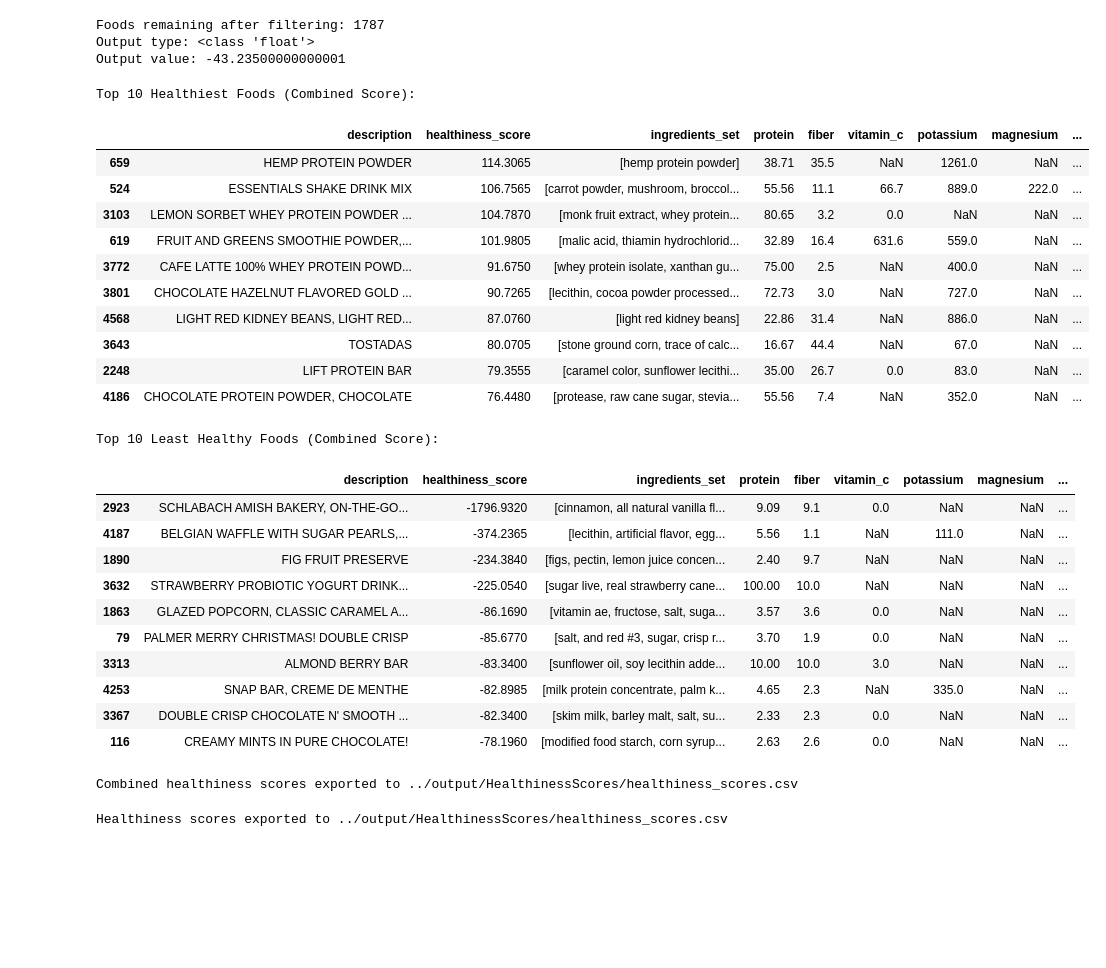
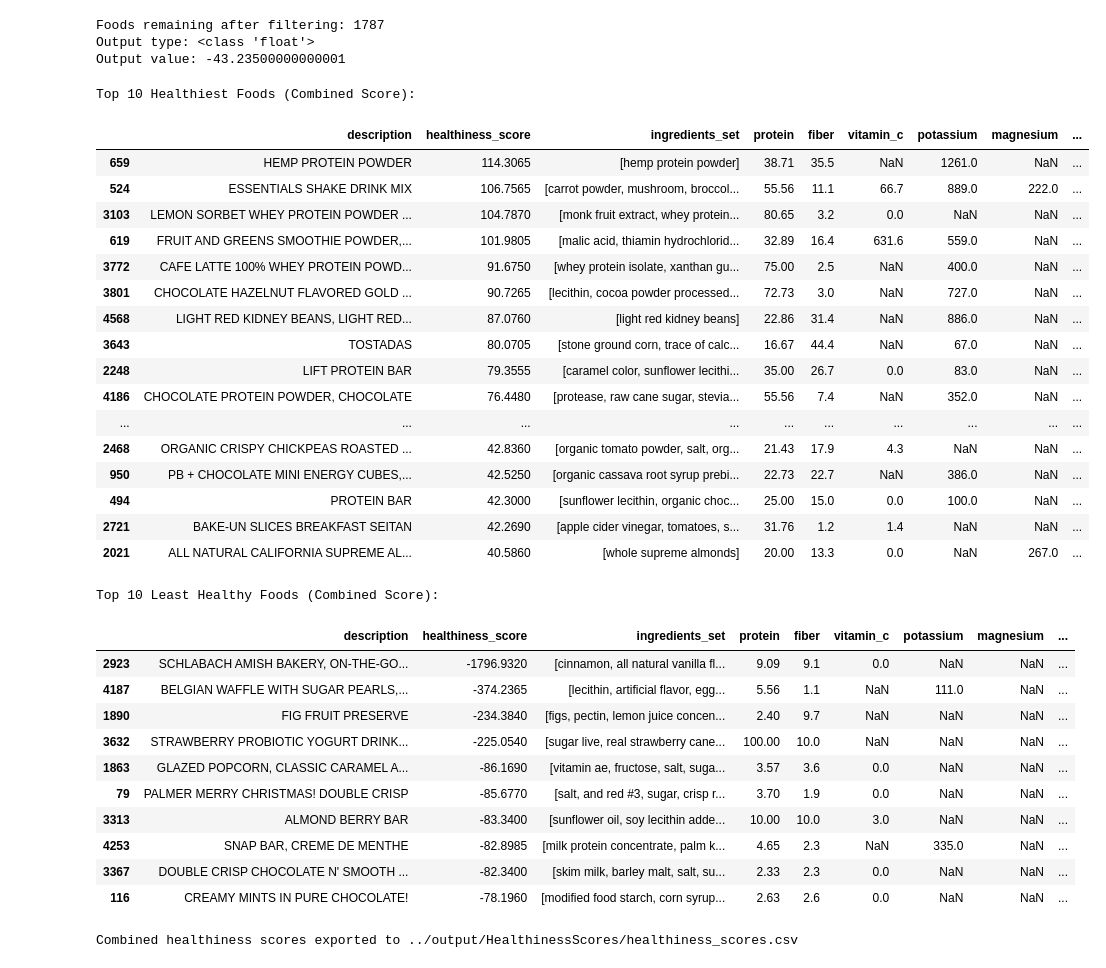
Before and after one commit to Tedyst/FII-BDA, a Jupyter notebook: scripts/healthiness_scoring.ipynb, the cells around one changed output. Drawn from its saved outputs; the diff is of its cells as text; code cells hidden in the pictures; blank space fills up the shorter version.

```diff
--- a/scripts/healthiness_scoring.ipynb
+++ b/scripts/healthiness_scoring.ipynb
@@ -161,23 +156,29 @@ Output value: -43.23500000000001
 # %%
 # Display top and bottom foods by combined score
 print('Top 10 Healthiest Foods (Combined Score):')
-display(foods.sort_values('healthiness_score', ascending=False).head(10)[['description', 'healthiness_score', 'ingredients_set', 'protein', 'fiber', 'vitamin_c', 'potassium', 'magnesium', 'sugars', 'sodium', 'total_fat', 'cholesterol', 'saturated_fat']])
+display(foods.sort_values('healthiness_score', ascending=False).head(40)[['description', 'healthiness_score', 'ingredients_set', 'protein', 'fiber', 'vitamin_c', 'potassium', 'magnesium', 'sugars', 'sodium', 'total_fat', 'cholesterol', 'saturated_fat']])
 
 print('Top 10 Least Healthy Foods (Combined Score):')
 display(foods.sort_values('healthiness_score').head(10)[['description', 'healthiness_score', 'ingredients_set', 'protein', 'fiber', 'vitamin_c', 'potassium', 'magnesium', 'sugars', 'sodium', 'total_fat', 'cholesterol', 'saturated_fat']])
 # %% [output]
 Top 10 Healthiest Foods (Combined Score):
 |  | description | healthiness_score | ingredients_set | protein | fiber | vitamin_c | potassium | magnesium | ... |
 | 659 | HEMP PROTEIN POWDER | 114.3065 | [hemp protein powder] | 38.71 | 35.5 | NaN | 1261.0 | NaN | ... |
 | 524 | ESSENTIALS SHAKE DRINK MIX | 106.7565 | [carrot powder, mushroom, broccol... | 55.56 | 11.1 | 66.7 | 889.0 | 222.0 | ... |
 | 3103 | LEMON SORBET WHEY PROTEIN POWDER ... | 104.7870 | [monk fruit extract, whey protein... | 80.65 | 3.2 | 0.0 | NaN | NaN | ... |
 | 619 | FRUIT AND GREENS SMOOTHIE POWDER,... | 101.9805 | [malic acid, thiamin hydrochlorid... | 32.89 | 16.4 | 631.6 | 559.0 | NaN | ... |
 | 3772 | CAFE LATTE 100% WHEY PROTEIN POWD... | 91.6750 | [whey protein isolate, xanthan gu... | 75.00 | 2.5 | NaN | 400.0 | NaN | ... |
 | 3801 | CHOCOLATE HAZELNUT FLAVORED GOLD ... | 90.7265 | [lecithin, cocoa powder processed... | 72.73 | 3.0 | NaN | 727.0 | NaN | ... |
 | 4568 | LIGHT RED KIDNEY BEANS, LIGHT RED... | 87.0760 | [light red kidney beans] | 22.86 | 31.4 | NaN | 886.0 | NaN | ... |
 | 3643 | TOSTADAS | 80.0705 | [stone ground corn, trace of calc... | 16.67 | 44.4 | NaN | 67.0 | NaN | ... |
 | 2248 | LIFT PROTEIN BAR | 79.3555 | [caramel color, sunflower lecithi... | 35.00 | 26.7 | 0.0 | 83.0 | NaN | ... |
 | 4186 | CHOCOLATE PROTEIN POWDER, CHOCOLATE | 76.4480 | [protease, raw cane sugar, stevia... | 55.56 | 7.4 | NaN | 352.0 | NaN | ... |
+| ... | ... | ... | ... | ... | ... | ... | ... | ... | ... |
+| 2468 | ORGANIC CRISPY CHICKPEAS ROASTED ... | 42.8360 | [organic tomato powder, salt, org... | 21.43 | 17.9 | 4.3 | NaN | NaN | ... |
+| 950 | PB + CHOCOLATE MINI ENERGY CUBES,... | 42.5250 | [organic cassava root syrup prebi... | 22.73 | 22.7 | NaN | 386.0 | NaN | ... |
+| 494 | PROTEIN BAR | 42.3000 | [sunflower lecithin, organic choc... | 25.00 | 15.0 | 0.0 | 100.0 | NaN | ... |
+| 2721 | BAKE-UN SLICES BREAKFAST SEITAN | 42.2690 | [apple cider vinegar, tomatoes, s... | 31.76 | 1.2 | 1.4 | NaN | NaN | ... |
+| 2021 | ALL NATURAL CALIFORNIA SUPREME AL... | 40.5860 | [whole supreme almonds] | 20.00 | 13.3 | 0.0 | NaN | 267.0 | ... |
 Top 10 Least Healthy Foods (Combined Score):
 |  | description | healthiness_score | ingredients_set | protein | fiber | vitamin_c | potassium | magnesium | ... |
 | 2923 | SCHLABACH AMISH BAKERY, ON-THE-GO... | -1796.9320 | [cinnamon, all natural vanilla fl... | 9.09 | 9.1 | 0.0 | NaN | NaN | ... |
@@ -199,9 +200,3 @@ foods[['fdc_id', 'description', 'healthiness_score']].to_csv(os.path.join(output
 print('Combined healthiness scores exported to ../output/HealthinessScores/healthiness_scores.csv')
 # %% [output]
 Combined healthiness scores exported to ../output/HealthinessScores/healthiness_scores.csv
-# %%
-# Export Healthiness Scores to CSV
-foods[['fdc_id', 'description', 'healthiness_score']].to_csv('../output/HealthinessScores/healthiness_scores.csv', index=False)
-print('Healthiness scores exported to ../output/HealthinessScores/healthiness_scores.csv')
-# %% [output]
-Healthiness scores exported to ../output/HealthinessScores/healthiness_scores.csv
```
Also changed, not shown: parts of 4 cells of this notebook, 4 other files.
